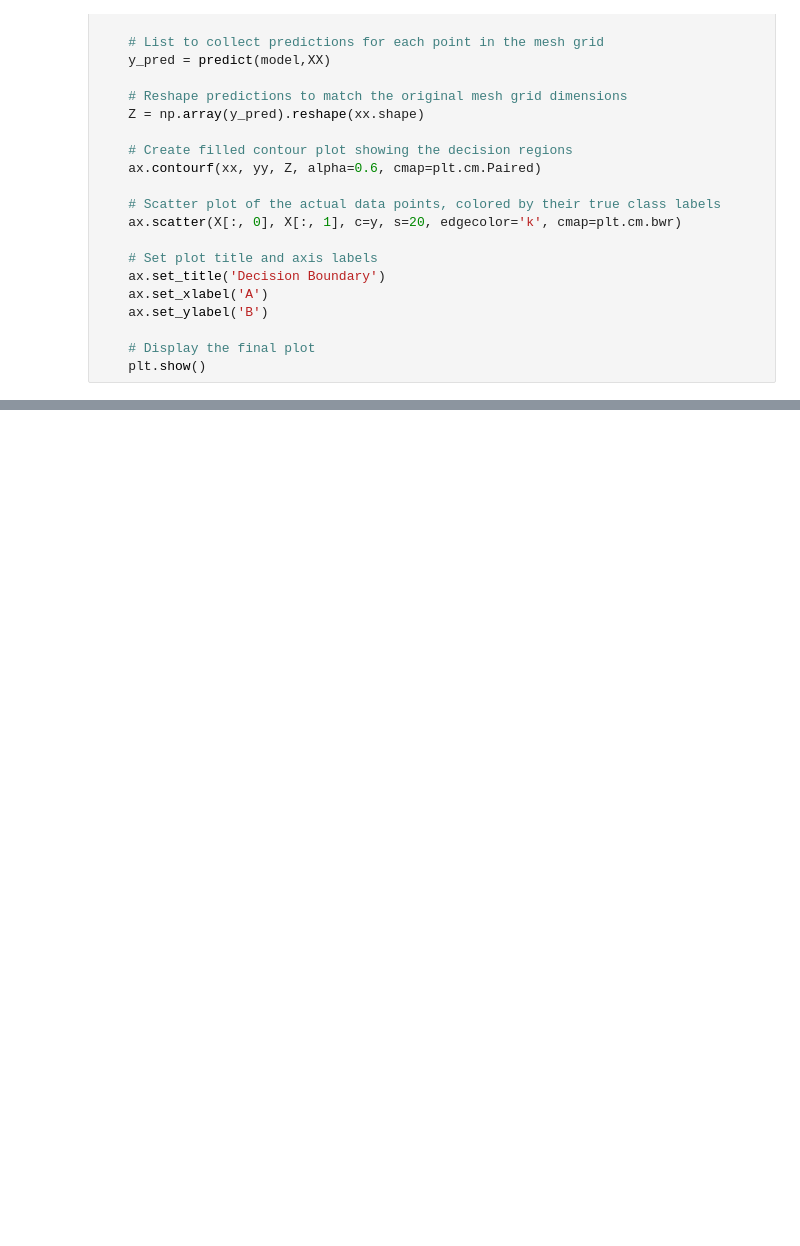
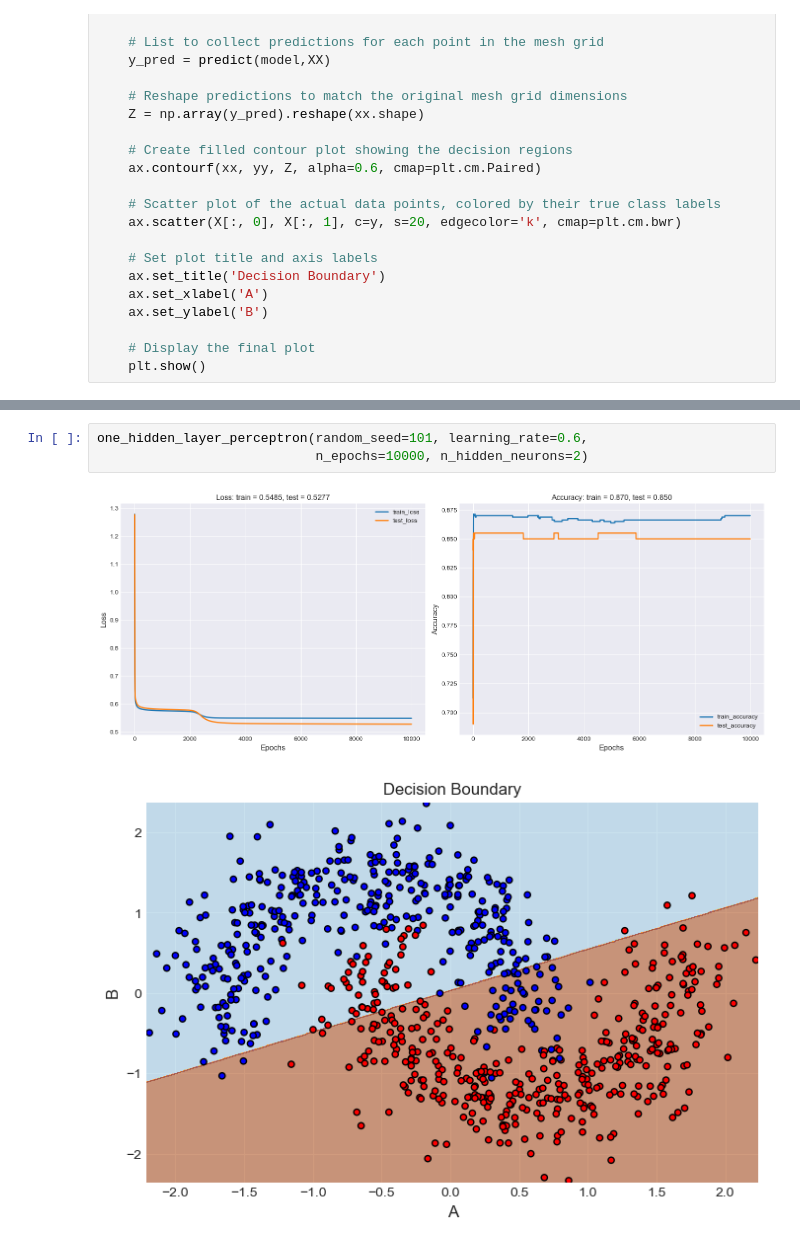
Before and after one commit to DAI-ai-code/DNN, a Jupyter notebook: asg/submissions/Chirag_8015_A03.ipynb, the cells around one changed output, grey strips where cells are left out. Cells and saved outputs as stored; diff of their text form; blank space fills up the shorter version.

```diff
--- a/asg/submissions/Chirag_8015_A03.ipynb
+++ b/asg/submissions/Chirag_8015_A03.ipynb
@@ -342,0 +362,6 @@ one_hidden_layer_perceptron(random_seed=101, learning_rate=0.01,
+# %%
+one_hidden_layer_perceptron(random_seed=101, learning_rate=0.6,
+                            n_epochs=10000, n_hidden_neurons=2)
+# %% [output]
+[figure, added]
+[figure, added]
```
Also changed, not shown: parts of 18 cells of this notebook.
